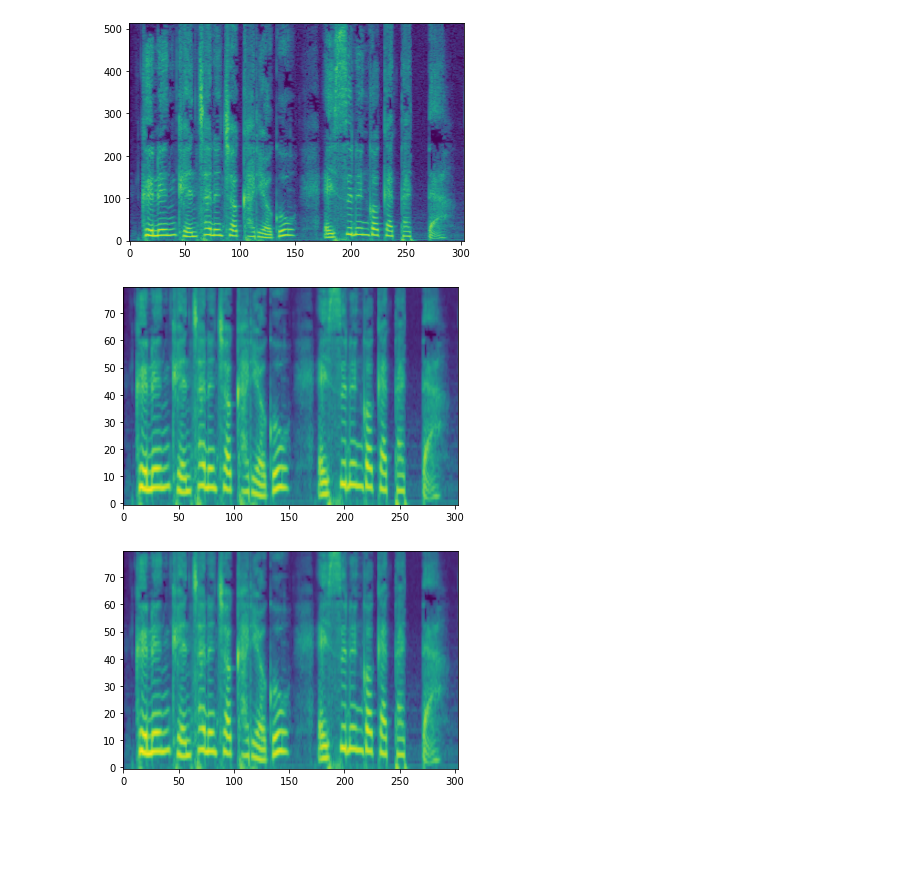
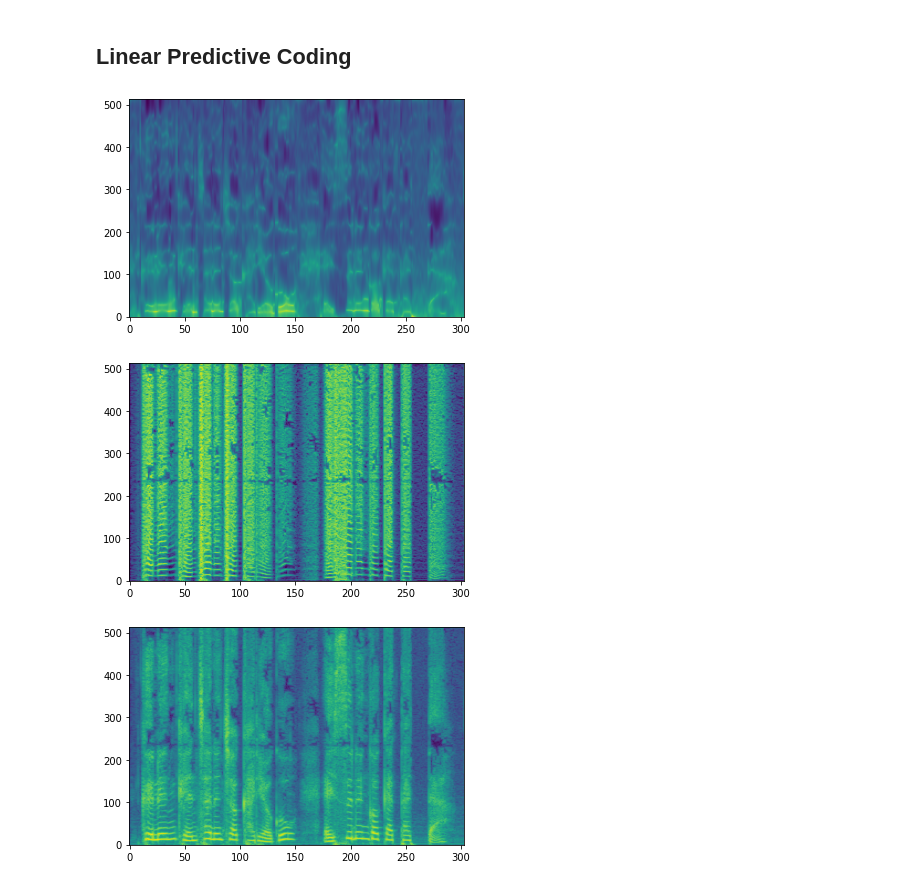
Before and after one commit to choiHkk/Digital-Signal-Processing, a Jupyter notebook: _note.ipynb, the cells around one changed output. Cells and saved outputs as stored; diff of their text form; code cells hidden in the pictures; blank space fills up the shorter version.

Commit message:
add lpc utils

```diff
--- a/_note.ipynb
+++ b/_note.ipynb
@@ -1 +3,6 @@
+# %%
+from utils.dataclass import Parameters
+
+
+parameters = Parameters()
 # %% [markdown]
@@ -5,10 +12,8 @@ from utils import wav_utils
 
 
 filename = "./samples/test.wav"
-target_sampling_rate = 22050
 
-
-sampling_rate, y = wav_utils.read_wav(filename=filename, target_sampling_rate=target_sampling_rate)
+sampling_rate, y = wav_utils.read_wav(filename=filename, target_sampling_rate=parameters.sampling_rate)
 wav_utils.write_wav(filename="./samples/test_resampled.wav", target_sampling_rate=sampling_rate, y=y)
 wav_utils.visualize_wav(y=y, sampling_rate=sampling_rate)
 # %% [output]
@@ -81,17 +88,35 @@ mel2 = stft_utils.mel_spectrogram(
-# %%
-import matplotlib.pyplot as plt
-
-
-
-plt.imshow(linear.squeeze(0).numpy(), origin='lower', aspect='auto')
-plt.show()
-
-plt.imshow(mel1.squeeze(0).numpy(), origin='lower', aspect='auto')
-plt.show()
-
-plt.imshow(mel2.squeeze(0).numpy(), origin='lower', aspect='auto')
-plt.show()
-# %% [output]
-[figure, removed]
-[figure, removed]
-[figure, removed]
+# %% [markdown]
+## Linear Predictive Coding
+# %%
+from utils import stft_utils, lpc_utils
+import matplotlib.pyplot as plt
+import torch
+
+
+fft = stft_utils.stft(
+    torch.from_numpy(y).unsqueeze(0),
+    n_fft=parameters.n_fft,
+    hop_length=parameters.hop_length,
+    return_complex=True
+)
+
+fft_hat, source, envelope = lpc_utils.reconstruct_fft(
+    fft=fft,
+    n_code_channels=parameters.n_code_channels,
+    win_length=parameters.win_length,
+    epsilon=parameters.epsilon,
+    return_complex=False
+)
+
+plt.imshow(stft_utils.normalize(envelope[0]).detach().cpu().numpy(), origin='lower', aspect='auto')
+plt.show()
+
+plt.imshow(stft_utils.normalize(source[0]).detach().cpu().numpy(), origin='lower', aspect='auto')
+plt.show()
+
+plt.imshow(stft_utils.normalize(fft_hat[0]).detach().cpu().numpy(), origin='lower', aspect='auto')
+plt.show()
+# %% [output]
+[figure, added]
+[figure, added]
+[figure, added]
```
Also changed, not shown: parts of 6 cells of this notebook, 3 other files.
